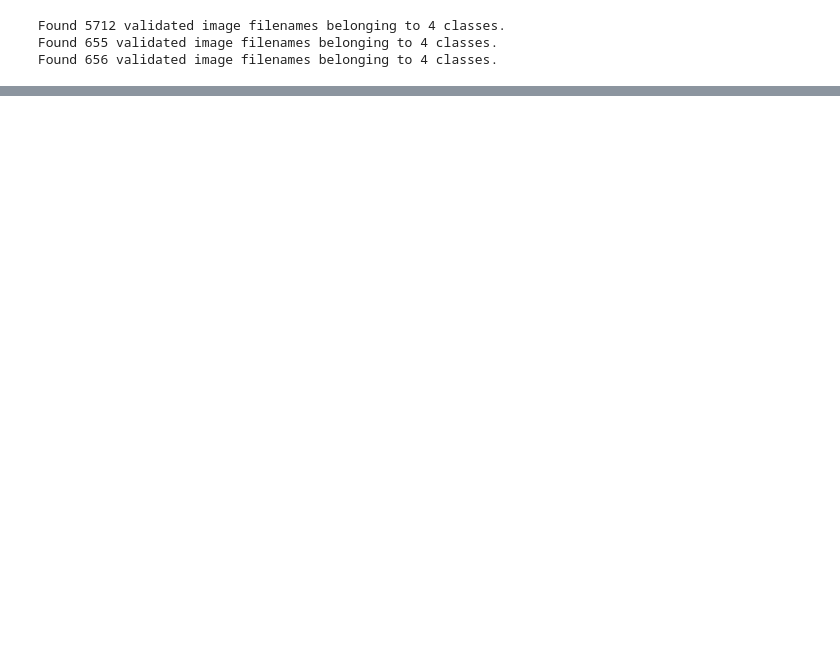
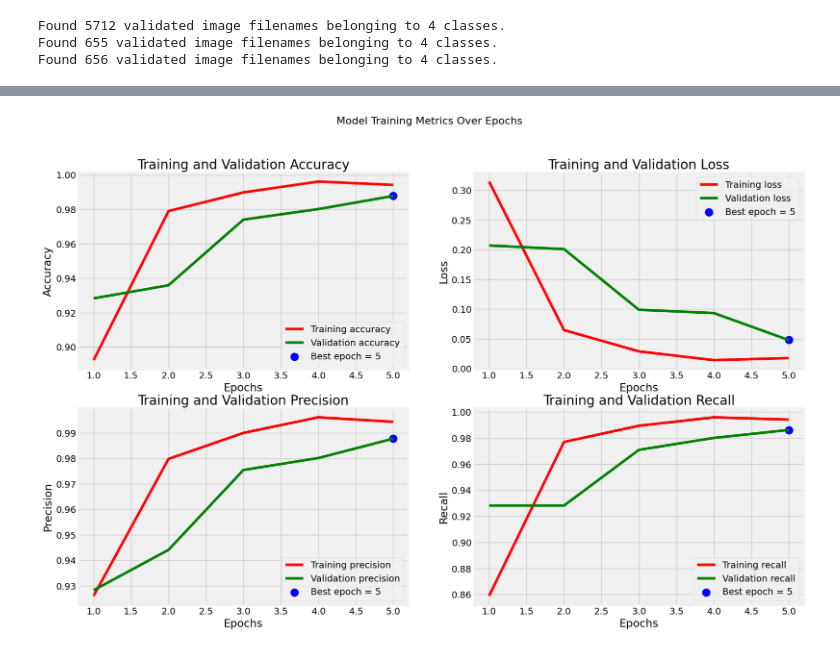
Before and after one commit to rim-nsr3/Brain-Tumor-Classification, a Jupyter notebook: Brain_Tumor_Classification.ipynb, the cells around one changed output, grey strips where cells are left out. Cells and saved outputs as stored; diff of their text form; code cells hidden in the pictures; blank space fills up the shorter version.

Commit message:
Evaluated and tested the model, and created the confusion matrix and other plots to visualize the training run

```diff
--- a/Brain_Tumor_Classification.ipynb
+++ b/Brain_Tumor_Classification.ipynb
@@ -228,0 +231,40 @@ Epoch 5/5
+# %%
+# Get training and validation metrics from history
+metrics = ['accuracy', 'loss', 'precision', 'recall']
+tr_metrics = {m: hist.history[m] for m in metrics}
+val_metrics = {m: hist.history[f'val_{m}'] for m in metrics}
+
+# Find best epochs and values
+best_epochs = {}
+best_values = {}
+for m in metrics:
+    if m == 'loss':
+        idx = np.argmin(val_metrics[m])
+    else:
+        idx = np.argmax(val_metrics[m])
+    best_epochs[m] = idx + 1
+    best_values[m] = val_metrics[m][idx]
+
+# Plot metrics
+plt.figure(figsize=(20, 12))
+plt.style.use('fivethirtyeight')
+
+for i, metric in enumerate(metrics, 1):
+    plt.subplot(2, 2, i)
+    epochs = range(1, len(tr_metrics[metric]) + 1)
+
+    plt.plot(epochs, tr_metrics[metric], 'r', label=f'Training {metric}')
+    plt.plot(epochs, val_metrics[metric], 'g', label=f'Validation {metric}')
+    plt.scatter(best_epochs[metric], best_values[metric], s=150, c='blue',
+                label=f'Best epoch = {best_epochs[metric]}')
+
+    plt.title(f'Training and Validation {metric.title()}')
+    plt.xlabel('Epochs')
+    plt.ylabel(metric.title())
+    plt.grid(True)
+    plt.legend()
+
+plt.suptitle('Model Training Metrics Over Epochs', fontsize=16)
+plt.show()
+# %% [output]
+[figure, added]
```
Also changed, not shown: parts of 15 cells of this notebook.
